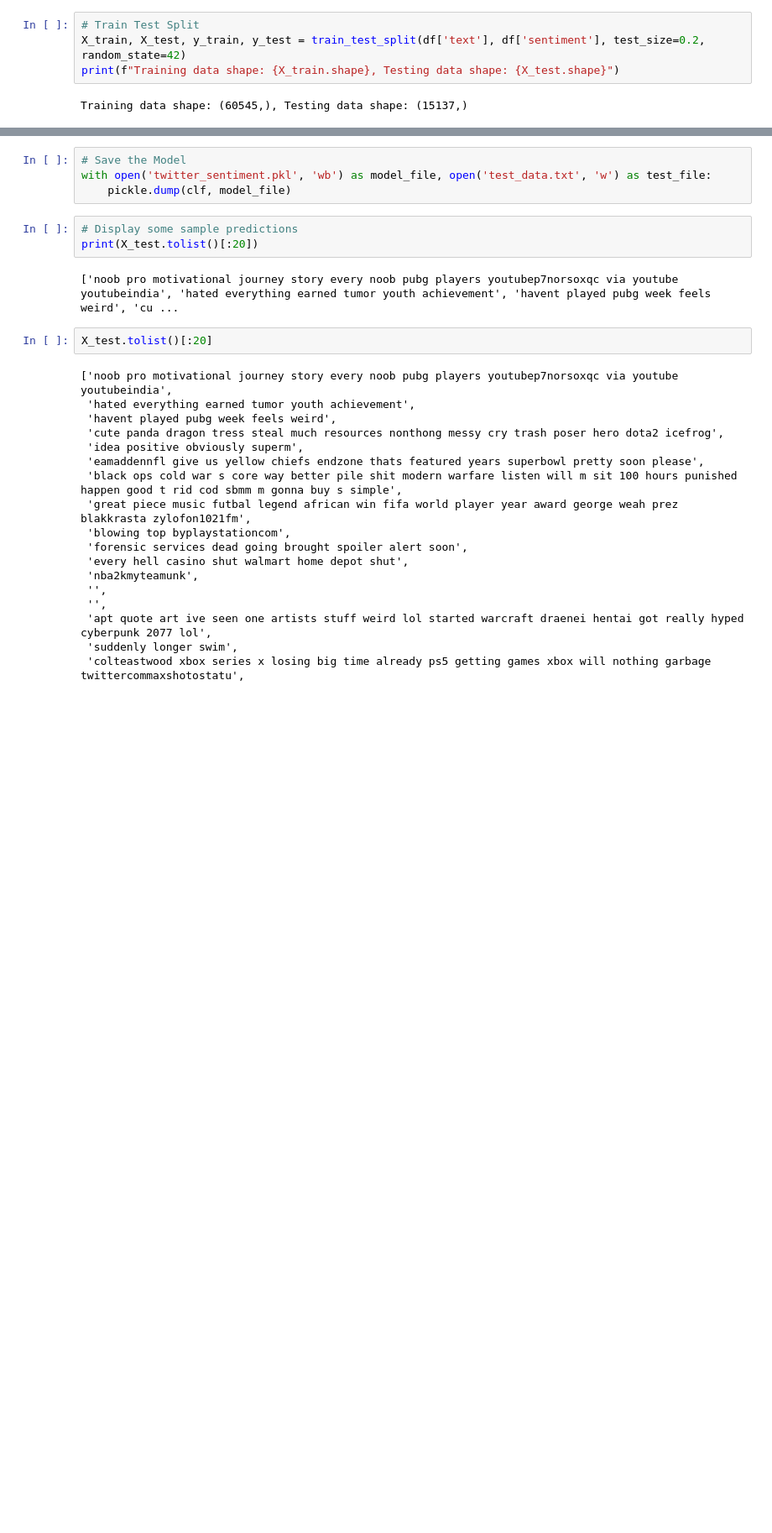
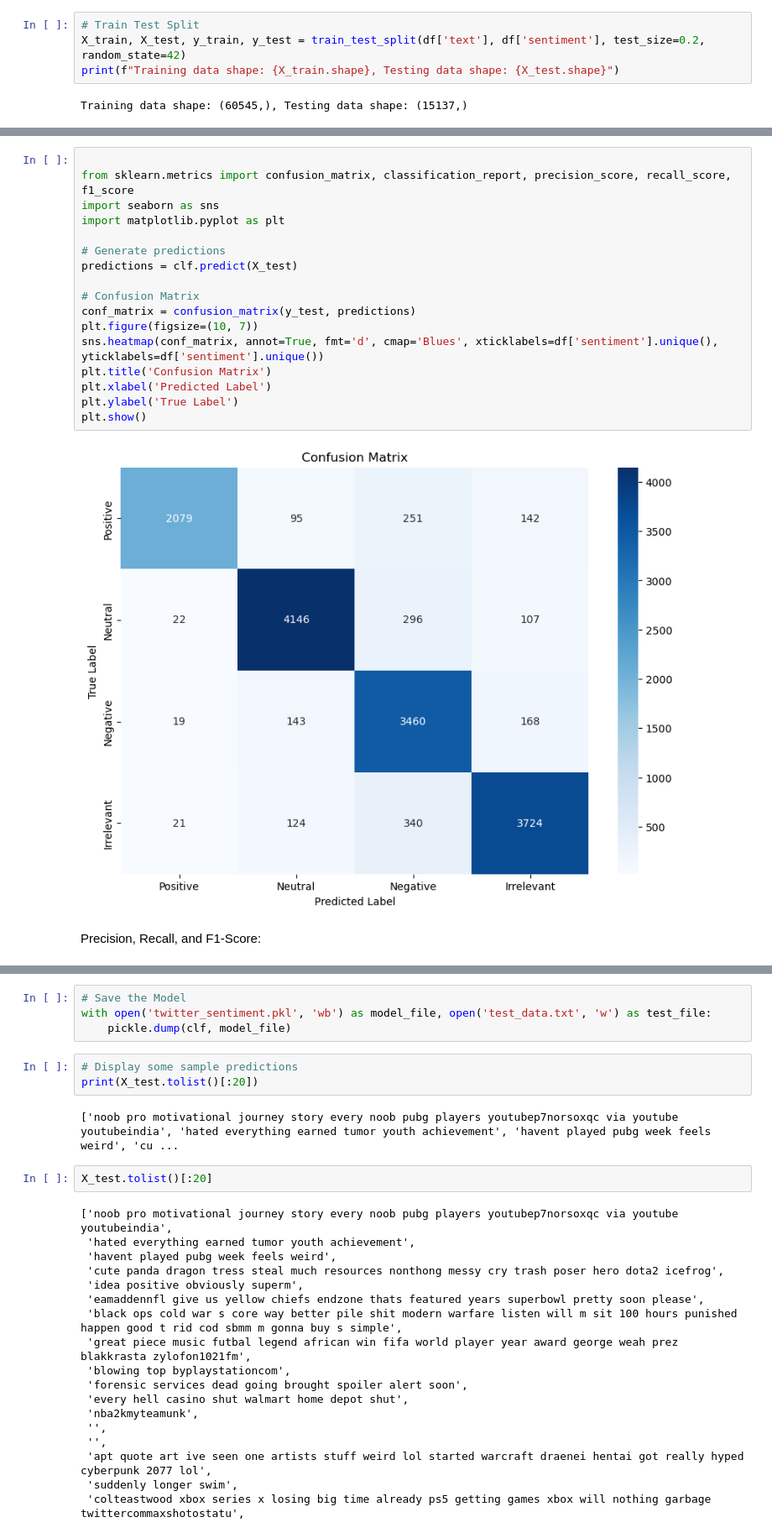
Before and after one commit to shivam8907121/Final-Project-Sentiment-Analysis, a Jupyter notebook: Finalproject.ipynb, the cells around one changed output, grey strips where cells are left out. Shown at 84% size. Cells and saved outputs as stored; diff of their text form; blank space fills up the shorter version.

```diff
--- a/Finalproject.ipynb
+++ b/Finalproject.ipynb
@@ -187,0 +232,21 @@ Model Accuracy: 0.8873620928849838
+# %%
+
+from sklearn.metrics import confusion_matrix, classification_report, precision_score, recall_score, f1_score
+import seaborn as sns
+import matplotlib.pyplot as plt
+
+# Generate predictions
+predictions = clf.predict(X_test)
+
+# Confusion Matrix
+conf_matrix = confusion_matrix(y_test, predictions)
+plt.figure(figsize=(10, 7))
+sns.heatmap(conf_matrix, annot=True, fmt='d', cmap='Blues', xticklabels=df['sentiment'].unique(), yticklabels=df['sentiment'].unique())
+plt.title('Confusion Matrix')
+plt.xlabel('Predicted Label')
+plt.ylabel('True Label')
+plt.show()
+# %% [output]
+[figure, added]
+# %% [markdown]
+Precision, Recall, and F1-Score:
```
Also changed, not shown: parts of 11 cells of this notebook, 1 other file.
